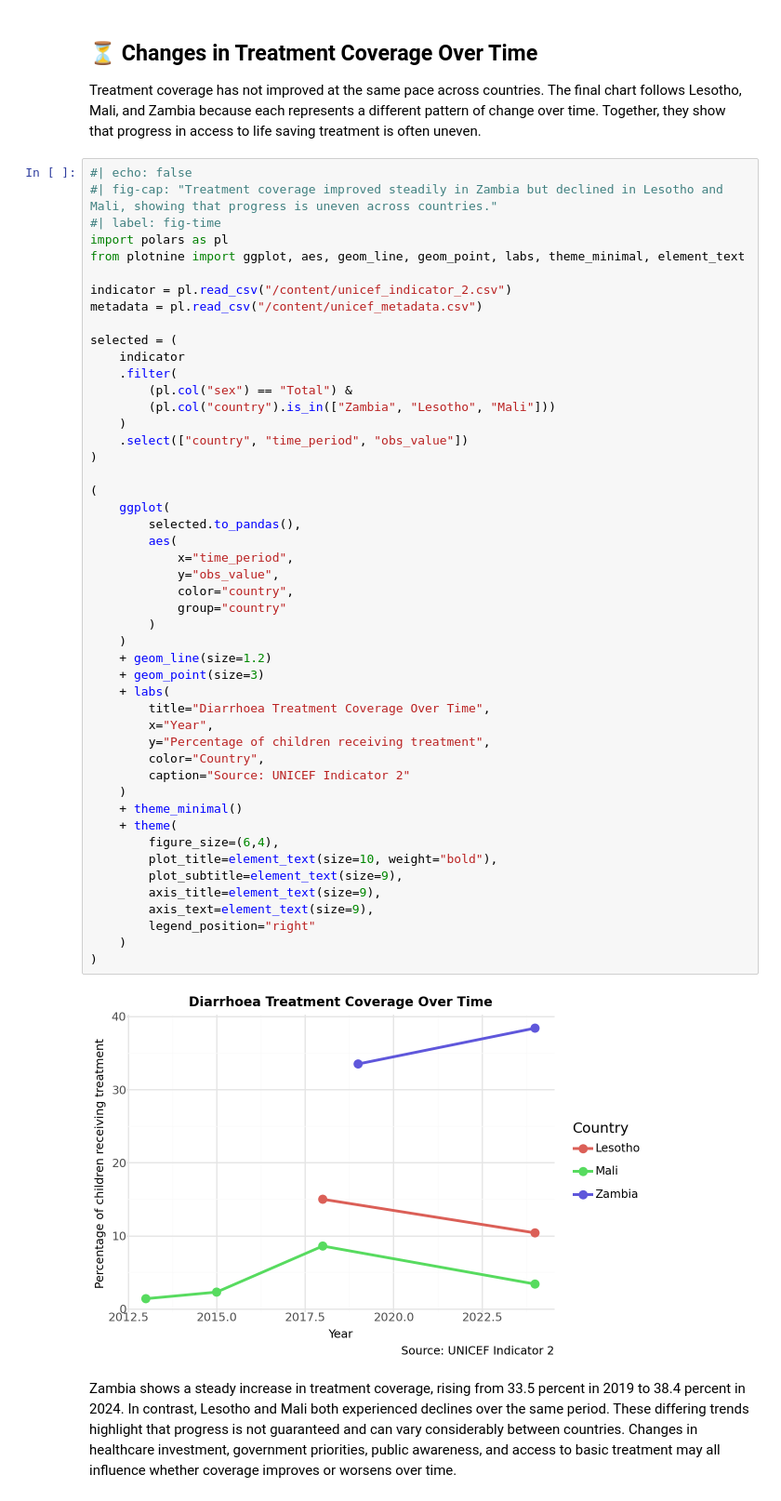
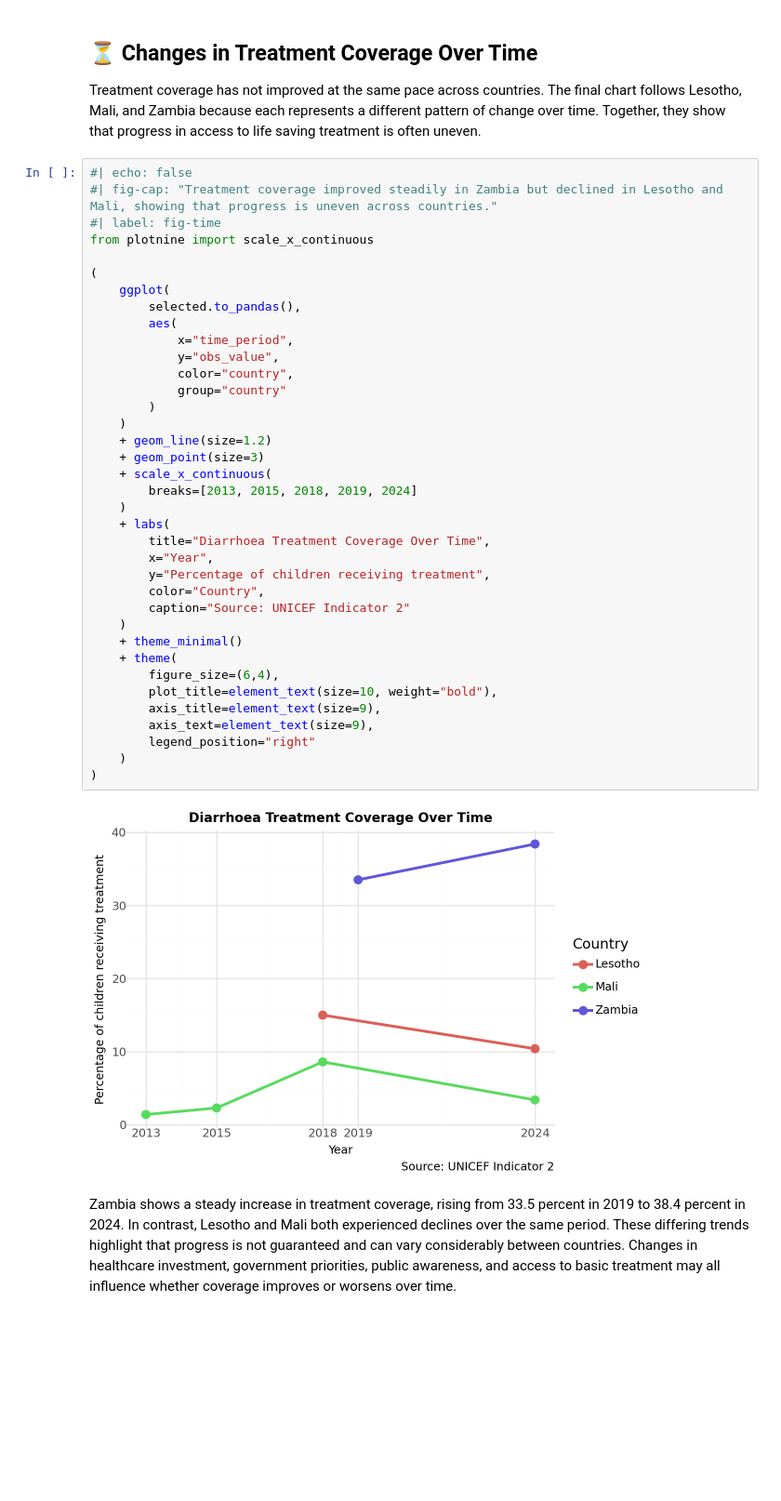
Before and after one commit to laniquahendricks2/laniquahendricks2.github.io, a Jupyter notebook: UNICEF_Assignment.ipynb, the cells around one changed output. Shown at 93% size. Drawn from its saved outputs; the diff is of its cells as text; blank space fills up the shorter version.

```diff
--- a/UNICEF_Assignment.ipynb
+++ b/UNICEF_Assignment.ipynb
@@ -699,52 +715,41 @@ Treatment coverage has not improved at the same pace across countries. The final
 #| echo: false
 #| fig-cap: "Treatment coverage improved steadily in Zambia but declined in Lesotho and Mali, showing that progress is uneven across countries."
 #| label: fig-time
-import polars as pl
-from plotnine import ggplot, aes, geom_line, geom_point, labs, theme_minimal, element_text
-
-indicator = pl.read_csv("/content/unicef_indicator_2.csv")
-metadata = pl.read_csv("/content/unicef_metadata.csv")
-
-selected = (
-    indicator
-    .filter(
-        (pl.col("sex") == "Total") &
-        (pl.col("country").is_in(["Zambia", "Lesotho", "Mali"]))
-    )
-    .select(["country", "time_period", "obs_value"])
-)
+from plotnine import scale_x_continuous
 
 (
     ggplot(
         selected.to_pandas(),
         aes(
             x="time_period",
             y="obs_value",
             color="country",
             group="country"
         )
     )
     + geom_line(size=1.2)
     + geom_point(size=3)
+    + scale_x_continuous(
+        breaks=[2013, 2015, 2018, 2019, 2024]
+    )
     + labs(
         title="Diarrhoea Treatment Coverage Over Time",
         x="Year",
         y="Percentage of children receiving treatment",
         color="Country",
         caption="Source: UNICEF Indicator 2"
     )
     + theme_minimal()
     + theme(
         figure_size=(6,4),
         plot_title=element_text(size=10, weight="bold"),
-        plot_subtitle=element_text(size=9),
         axis_title=element_text(size=9),
         axis_text=element_text(size=9),
         legend_position="right"
     )
 )
 # %% [output]
-[figure, old version]
+[figure, new version]
 # %% [markdown]
 Zambia shows a steady increase in treatment coverage, rising from 33.5 percent in 2019 to 38.4 percent in 2024. In contrast, Lesotho and Mali both experienced declines over the same period. These differing trends highlight that progress is not guaranteed and can vary considerably between countries. Changes in healthcare investment, government priorities, public awareness, and access to basic treatment may all influence whether coverage improves or worsens over time.
 # %% [markdown]
```
Also changed, not shown: parts of 11 cells of this notebook.
